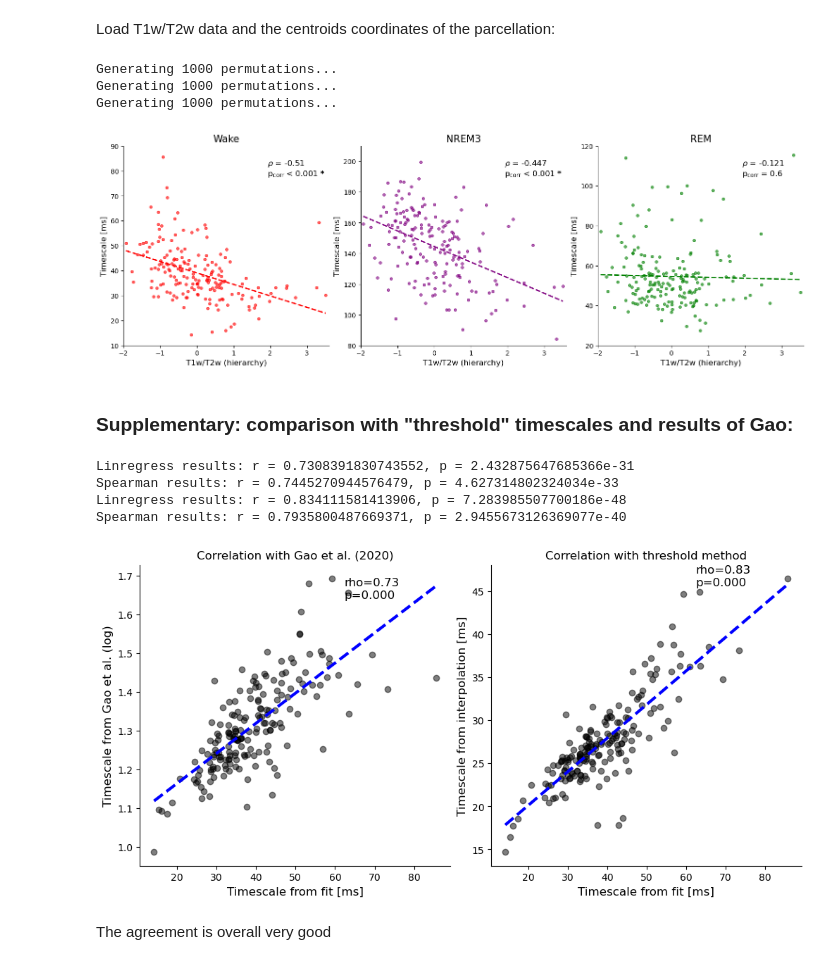
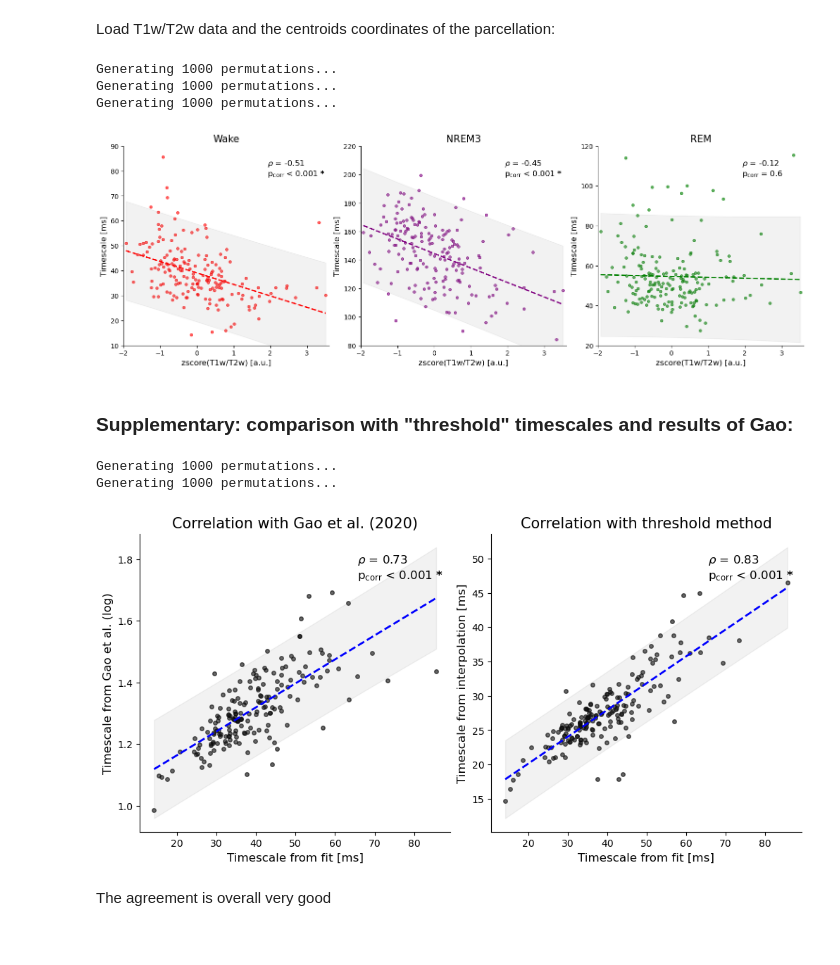
Before and after one commit to cusinatr/MNI-Analysis, a Jupyter notebook: plot_mni_tau.ipynb, the cells around one changed output. Drawn from its saved outputs; the diff is of its cells as text; code cells hidden in the pictures.

```diff
--- a/plot_mni_tau.ipynb
+++ b/plot_mni_tau.ipynb
@@ -189,7 +188,7 @@ map_coords = pd.read_csv(data_path.joinpath("mmp_centroids_coords.csv"), index_c
 title_dict = {"W": "Wake", "N3": "NREM3", "R": "REM"}
 color_stages = {"W": "red", "N3": "purple", "R": "green"}
 xlims_stages = {"W": (-2, 3.6), "N3": (-2, 3.6), "R": (-2, 3.6)}
-ylims_stages = {"W": (10, 90), "N3": (80, 210), "R": (20, 120)}
+ylims_stages = {"W": (10, 90), "N3": (80, 220), "R": (20, 120)}
 
 fig, axs = plt.subplots(1, 3, figsize=(15, 5), layout="constrained")
 
@@ -204,9 +203,9 @@ for i, stage in enumerate(["W", "N3", "R"]):
     y = df_metric.loc[df_struct.index].to_numpy().squeeze()
 
     # Get correlation values
-    rho, p_corr = uti.get_pcorr(x, y, map_coords, method="vasa")
+    rho, p_corr = uti.get_pcorr(x, y, map_coords, method="vasa", corr_type="spearman")
 
-    axs[i] = plot_struct_corr(
+    axs[i] = plot_corr(
         axs[i],
         x,
         y,
@@ -214,6 +213,8 @@ for i, stage in enumerate(["W", "N3", "R"]):
         p_corr,
         color=color_stages[stage],
         title=title_dict[stage],
+        xlabel="zscore(T1w/T2w) [a.u.]",
+        ylabel="Timescale [ms]",
         xlims=xlims_stages[stage],
         ylims=ylims_stages[stage],
     )
@@ -229,7 +230,7 @@ plt.show()
 Generating 1000 permutations...
 Generating 1000 permutations...
 Generating 1000 permutations...
-[figure, old version]
+[figure, new version]
 # %% [markdown]
 ### Supplementary: comparison with "threshold" timescales and results of Gao:
 # %%
@@ -247,19 +248,25 @@ df_Gao = pd.read_csv(data_path.joinpath("Gao2020", "df_tau_avg.csv"), index_col=
 # %%
 fig, axs = plt.subplots(1, 2, figsize=(10, 5), layout="constrained")
 # First plot, comparison with Gao
-axs[0] = plot_sc_corr(axs[0], df_tau["W"], df_Gao["logtau"], color_line="b", title="Correlation with Gao et al. (2020)")
+x = df_tau["W"].to_numpy().squeeze()
+y = df_Gao["logtau"].loc[df_tau["W"].index].to_numpy().squeeze()
+rho, p_corr = uti.get_pcorr(x, y, map_coords, method="vasa", corr_type="spearman")
+axs[0] = plot_corr(axs[0], x, y, rho, p_corr, color_line="b", title="Correlation with Gao et al. (2020)")
 axs[0].set_xlabel("Timescale from fit [ms]")
 axs[0].set_ylabel("Timescale from Gao et al. (log)")
-axs[1] = plot_sc_corr(axs[1], df_tau["W"], df_tau_thresh["W"], color_line="b", title="Correlation with threshold method")
+
+# Then, comparison with threshold method
+x = df_tau["W"].to_numpy().squeeze()
+y = df_tau_thresh["W"].loc[df_tau["W"].index].to_numpy().squeeze()
+rho, p_corr = uti.get_pcorr(x, y, map_coords, method="vasa", corr_type="spearman")
+axs[1] = plot_corr(axs[1], x, y, rho, p_corr, color_line="b", title="Correlation with threshold method")
 axs[1].set_xlabel("Timescale from fit [ms]")
 axs[1].set_ylabel("Timescale from interpolation [ms]")
 
 plt.show()
 # %% [output]
-Linregress results: r = 0.7308391830743552, p = 2.432875647685366e-31
-Spearman results: r = 0.7445270944576479, p = 4.627314802324034e-33
-Linregress results: r = 0.834111581413906, p = 7.283985507700186e-48
-Spearman results: r = 0.7935800487669371, p = 2.9455673126369077e-40
+Generating 1000 permutations...
+Generating 1000 permutations...
-[figure, old version]
+[figure, new version]
 # %% [markdown]
 The agreement is overall very good
```
Also changed, not shown: parts of 1 cell of this notebook, 3 other files.
